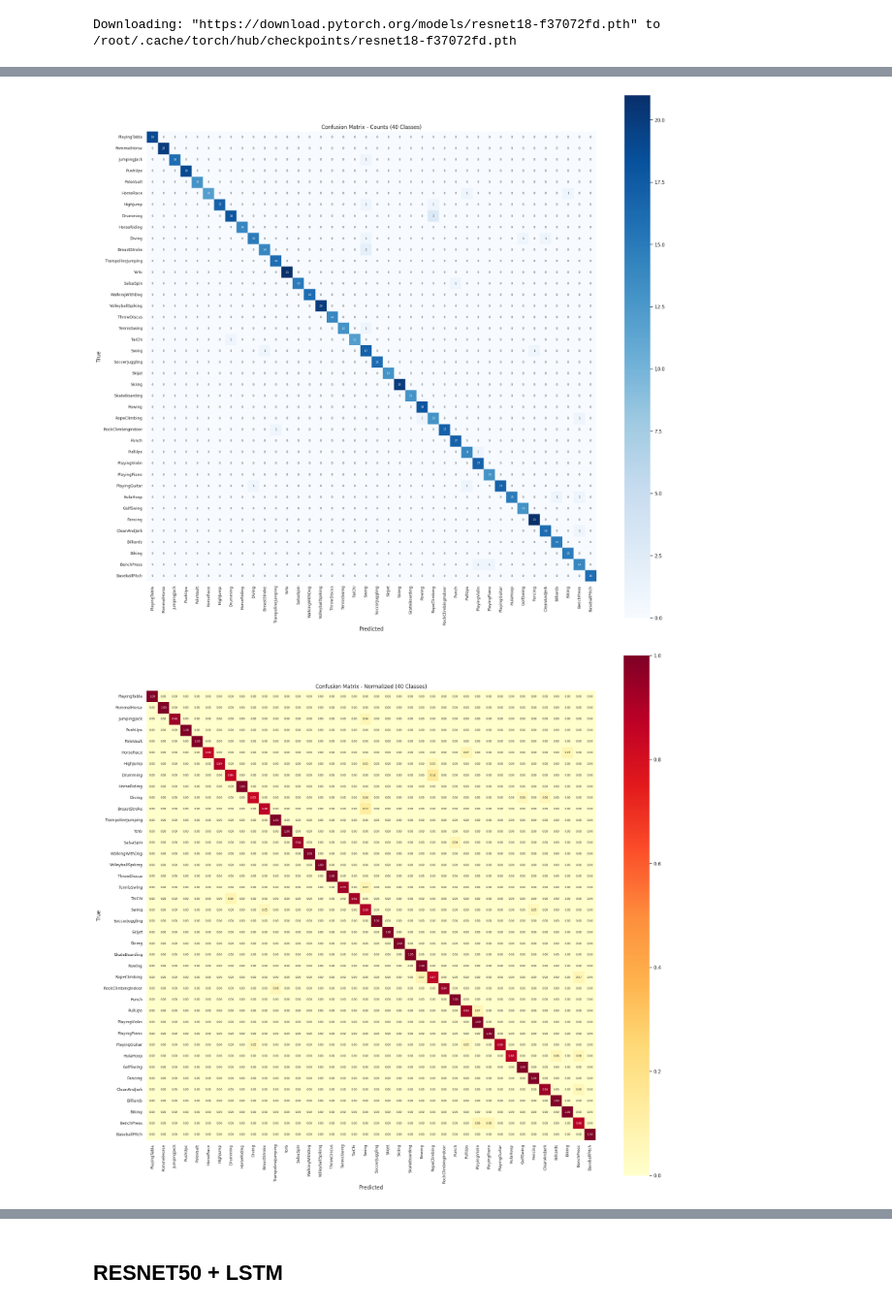
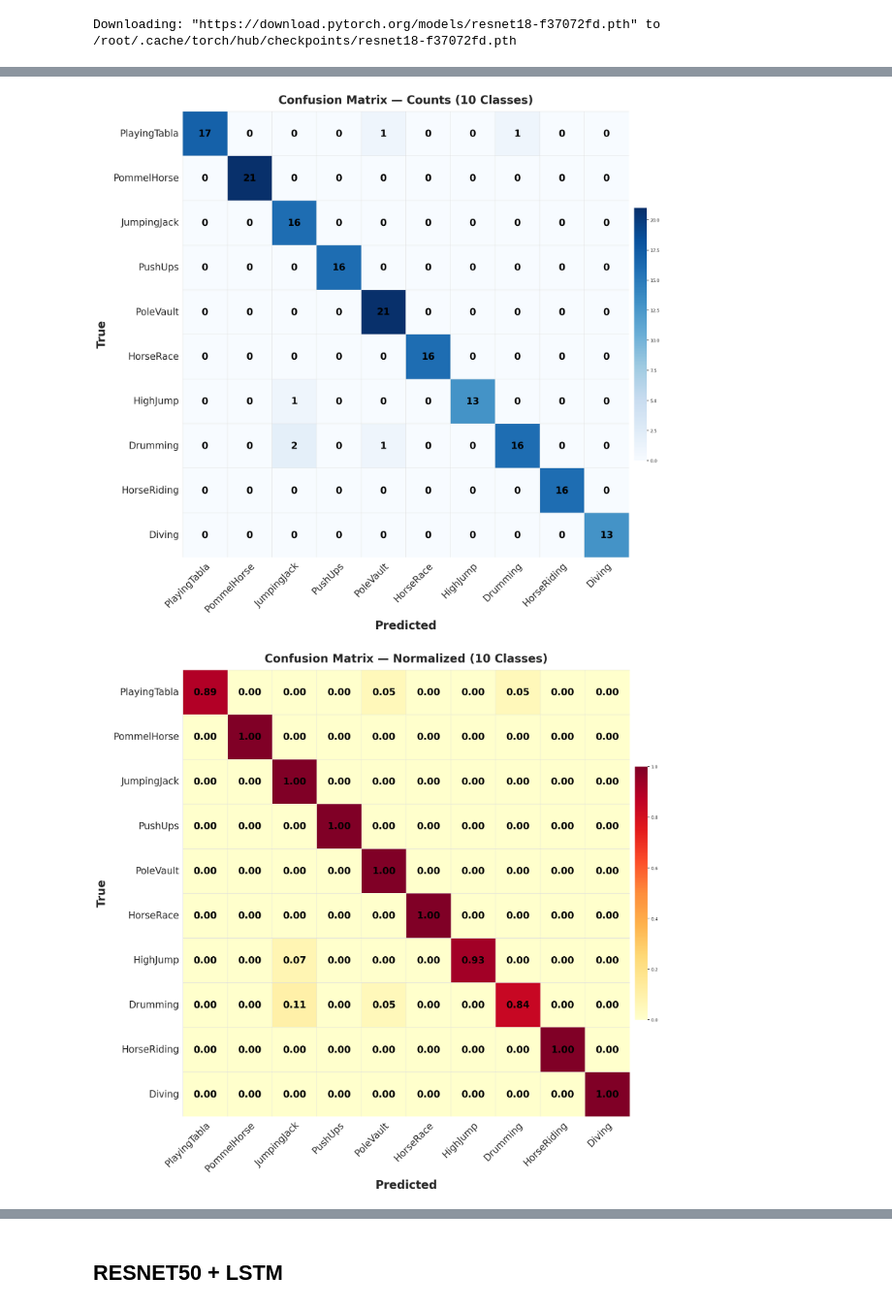
Before and after one commit to silvergjeka22/Unified-Lifelong-Action-Learning, a Jupyter notebook: notebooks/APAI_cnn_backbone.ipynb, the cells around one changed output, grey strips where cells are left out. Shown at 97% size. Saved outputs shown, nothing was run; the diff lists cells and outputs as text; code cells hidden in the pictures.

```diff
--- a/notebooks/APAI_cnn_backbone.ipynb
+++ b/notebooks/APAI_cnn_backbone.ipynb
@@ -642,33 +138,5 @@ def print_detailed_metrics(all_labels, all_preds, num_classes=40, classes_list=C
 # %% [markdown]
 ## **RESNET18 + LSTM**
-# %%
-class ResNet18LSTM(nn.Module):
-    def __init__(self, hidden_size=256, num_classes=num_classes):
-        super(ResNet18LSTM, self).__init__()
-        resnet = models.resnet18(weights=ResNet18_Weights.DEFAULT)
-
-        # freeze all layers
-        for param in resnet.parameters():
-            param.requires_grad = False
-
-        # unfreeze only layer4
-        for param in resnet.layer4.parameters():
-            param.requires_grad = True
-
-        self.resnet = nn.Sequential(*list(resnet.children())[:-1])  # remove fc
-
-        self.lstm = nn.LSTM(input_size=512, hidden_size=hidden_size, batch_first=True)
-        self.fc = nn.Linear(hidden_size, num_classes)
-
-    def forward(self, x):
-        batch_size, seq_len, C, H, W = x.shape
-        x = x.view(batch_size * seq_len, C, H, W)
-        # remove torch.no_grad() so gradients go through unfrozen layer4
-        features = self.resnet(x)  # [B*T, 512, 1, 1]
-        features = features.view(batch_size, seq_len, -1)  # [B, T, 512]
-        lstm_out, _ = self.lstm(features)
-        output = self.fc(lstm_out[:, -1, :])  # take last hidden state
-        return output
 # %%
 # model
 model = ResNet18LSTM().to(device)
@@ -712,8 +192,8 @@ plot_training_results(results)
 # %%
 # plot cm
-plot_confusion_matrix(all_labels, all_preds, num_classes=40, classes_list=CLASSES_LIST)
+plot_confusion_matrix(all_labels, all_preds, num_classes=10, classes_list=CLASSES_LIST)
 # %% [output]
-[figure, old version]
+[figure, new version]
-[figure, old version]
+[figure, new version]
 # %%
 # print detailed metrics
```
Also changed, not shown: parts of 74 cells of this notebook, 4 other files.
